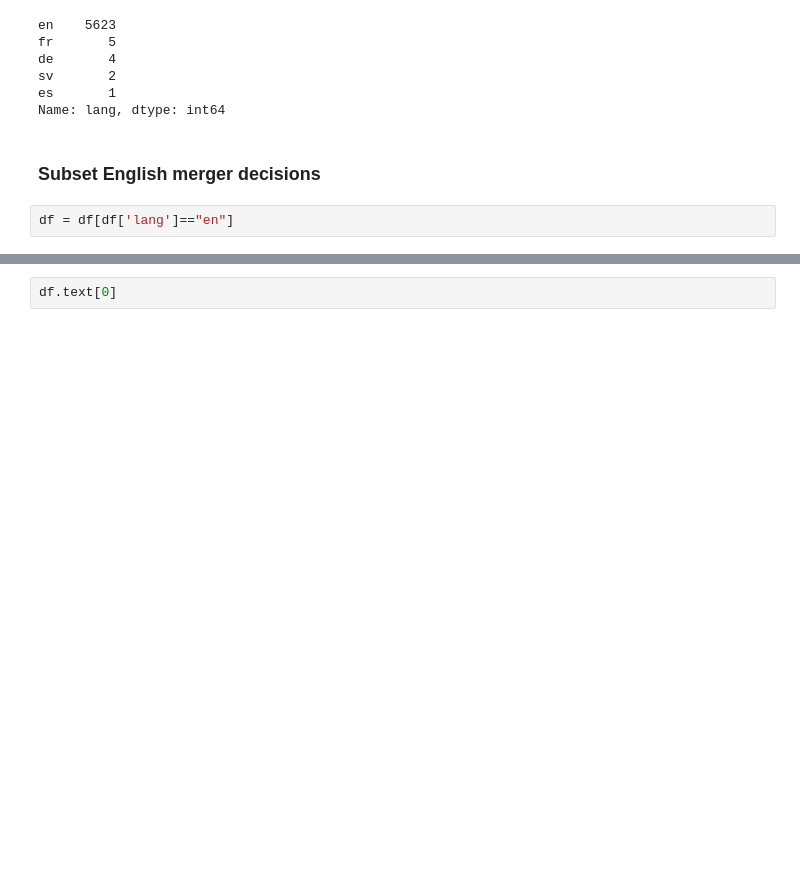
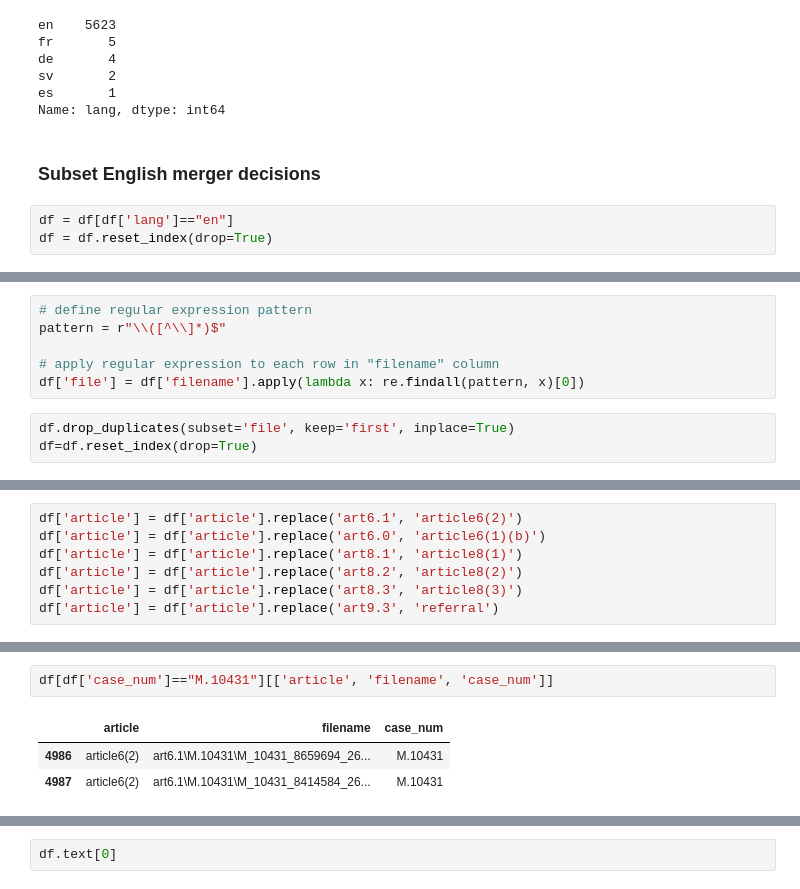
Before and after one commit to adellegia/predicting-merger-decision-outcomes, a Jupyter notebook: src/python/notebook/pre_processing.ipynb, the cells around one changed output, grey strips where cells are left out. Drawn from its saved outputs; the diff is of its cells as text; blank space fills up the shorter version.

```diff
--- a/src/python/notebook/pre_processing.ipynb
+++ b/src/python/notebook/pre_processing.ipynb
@@ -95,3 +90,4 @@ Name: lang, dtype: int64
 ### Subset English merger decisions
 # %%
 df = df[df['lang']=="en"]
+df = df.reset_index(drop=True)
@@ -107,0 +109,9 @@ Name: article, dtype: int64
+# %%
+# define regular expression pattern
+pattern = r"\\([^\\]*)$"
+
+# apply regular expression to each row in "filename" column
+df['file'] = df['filename'].apply(lambda x: re.findall(pattern, x)[0])
+# %%
+df.drop_duplicates(subset='file', keep='first', inplace=True)
+df=df.reset_index(drop=True)
@@ -107,0 +120,7 @@ Name: article, dtype: int64
+# %%
+df['article'] = df['article'].replace('art6.1', 'article6(2)')
+df['article'] = df['article'].replace('art6.0', 'article6(1)(b)')
+df['article'] = df['article'].replace('art8.1', 'article8(1)')
+df['article'] = df['article'].replace('art8.2', 'article8(2)')
+df['article'] = df['article'].replace('art8.3', 'article8(3)')
+df['article'] = df['article'].replace('art9.3', 'referral')
@@ -107,0 +150,6 @@ Name: article, dtype: int64
+# %%
+df[df['case_num']=="M.10431"][['article', 'filename', 'case_num']]
+# %% [output]
+|  | article | filename | case_num |
+| 4986 | article6(2) | art6.1\M.10431\M_10431_8659694_26... | M.10431 |
+| 4987 | article6(2) | art6.1\M.10431\M_10431_8414584_26... | M.10431 |
```
Also changed, not shown: parts of 46 cells of this notebook, 7 other files.
